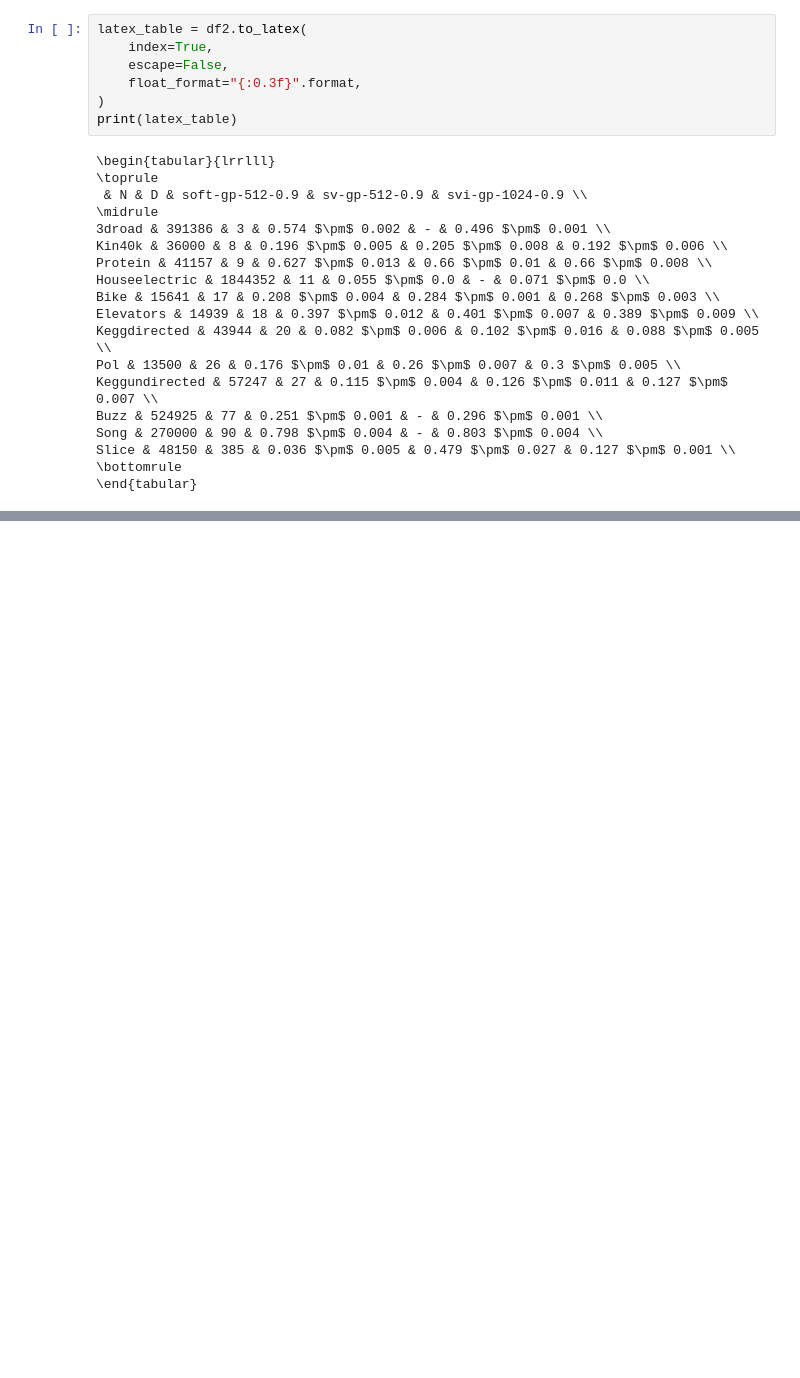
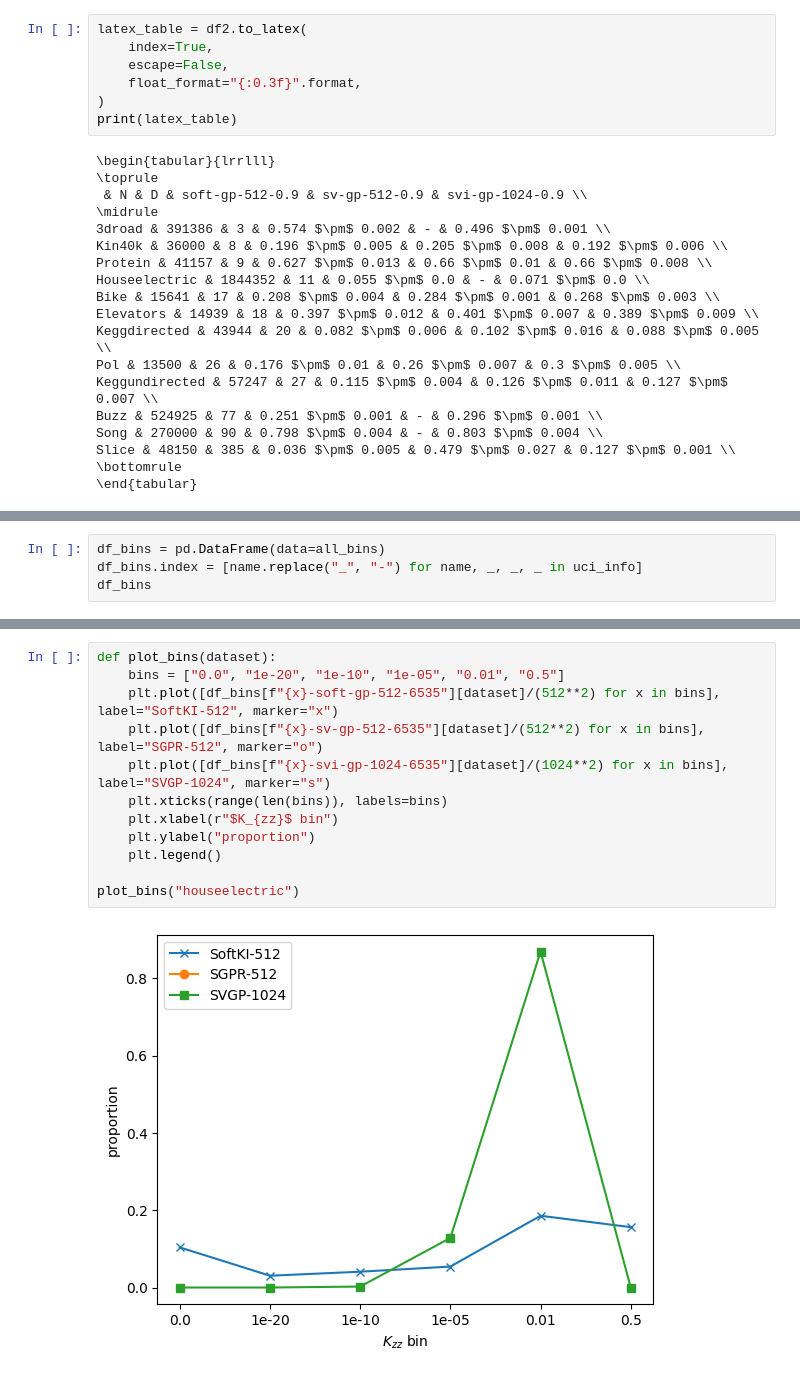
Before and after one commit to danehuang/softki, a Jupyter notebook: analysis/comparison.ipynb, the cells around one changed output, grey strips where cells are left out. Cells and saved outputs as stored; diff of their text form; blank space fills up the shorter version.

```diff
--- a/analysis/comparison.ipynb
+++ b/analysis/comparison.ipynb
@@ -284,0 +362,4 @@ Slice & 48150 & 385 & 3.172 $\pm$ 0.044 & 4.425 $\pm$ 0.081 & 5.008 $\pm$ 0.073
+# %%
+df_bins = pd.DataFrame(data=all_bins)
+df_bins.index = [name.replace("_", "-") for name, _, _, _ in uci_info]
+df_bins
@@ -284,0 +381,14 @@ Slice & 48150 & 385 & 3.172 $\pm$ 0.044 & 4.425 $\pm$ 0.081 & 5.008 $\pm$ 0.073
+# %%
+def plot_bins(dataset):
+    bins = ["0.0", "1e-20", "1e-10", "1e-05", "0.01", "0.5"]
+    plt.plot([df_bins[f"{x}-soft-gp-512-6535"][dataset]/(512**2) for x in bins], label="SoftKI-512", marker="x")
+    plt.plot([df_bins[f"{x}-sv-gp-512-6535"][dataset]/(512**2) for x in bins], label="SGPR-512", marker="o")
+    plt.plot([df_bins[f"{x}-svi-gp-1024-6535"][dataset]/(1024**2) for x in bins], label="SVGP-1024", marker="s")
+    plt.xticks(range(len(bins)), labels=bins)
+    plt.xlabel(r"$K_{zz}$ bin")
+    plt.ylabel("proportion")
+    plt.legend()
+
+plot_bins("houseelectric")
+# %% [output]
+[figure, added]
```
Also changed, not shown: parts of 14 cells of this notebook.
